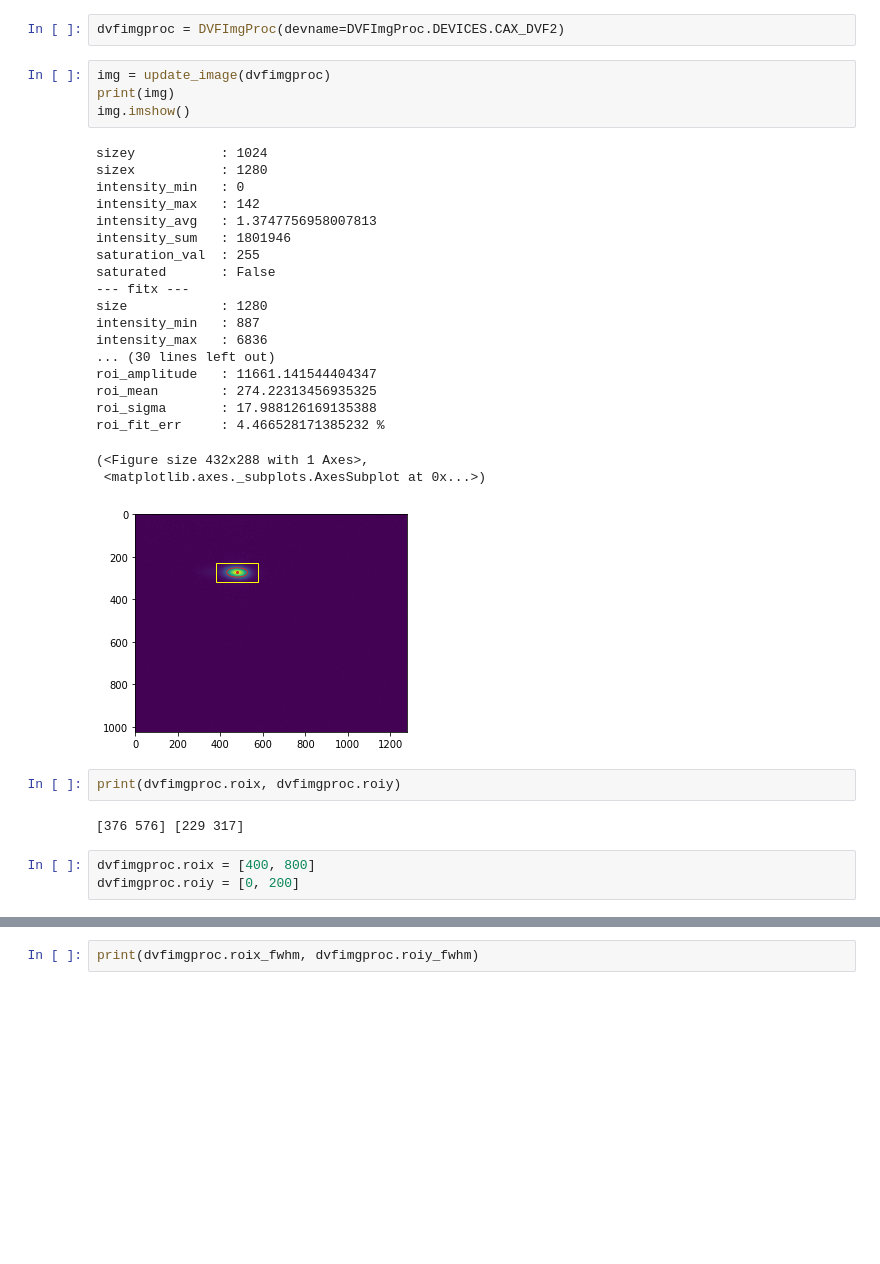
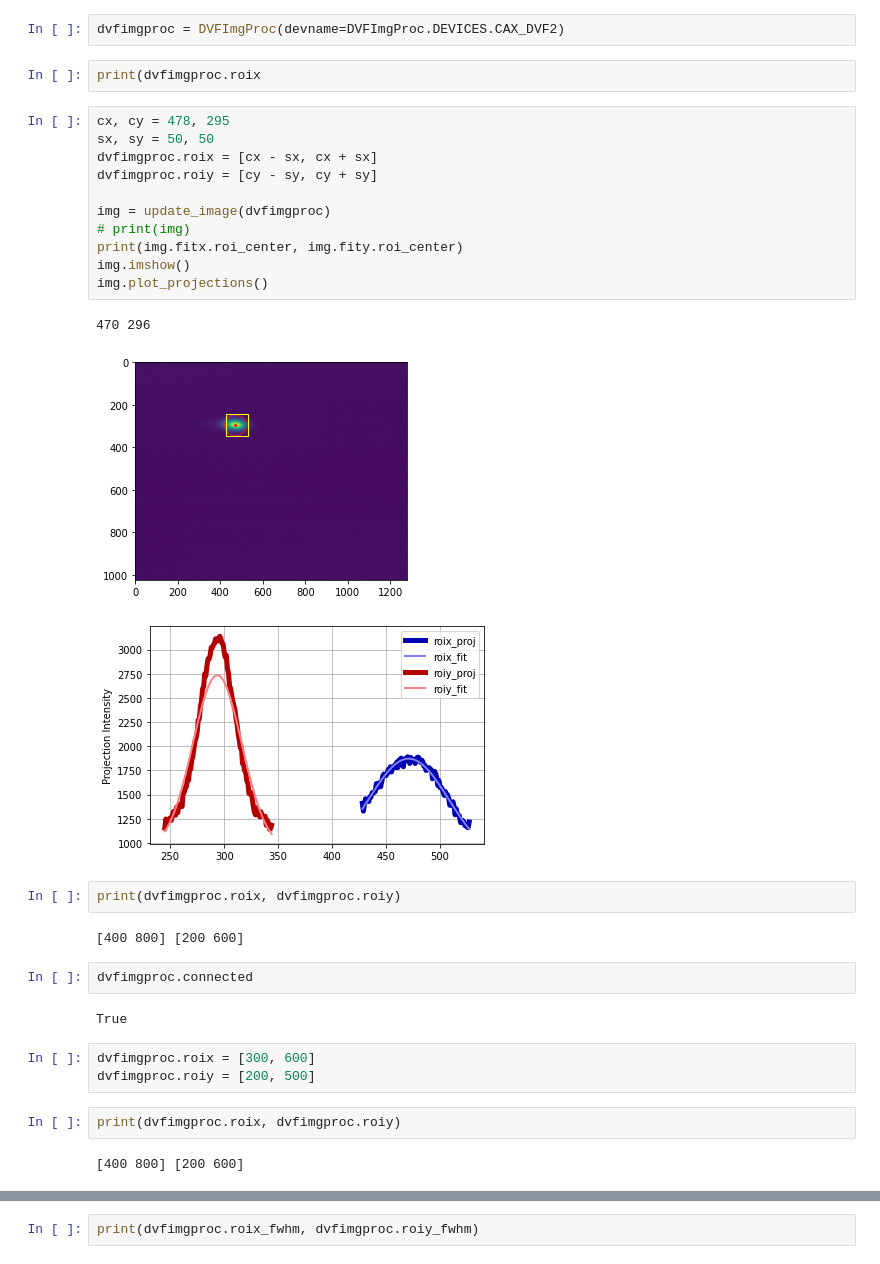
Before and after one commit to lnls-fac/mathphys, a Jupyter notebook: scripts/test-ioc.ipynb, the cells around one changed output, grey strips where cells are left out. Drawn from its saved outputs; the diff is of its cells as text; blank space fills up the shorter version.

```diff
--- a/scripts/test-ioc.ipynb
+++ b/scripts/test-ioc.ipynb
@@ -111,38 +111,38 @@ def update_image(dvfimgproc):
     return img
 # %%
 dvfimgproc = DVFImgProc(devname=DVFImgProc.DEVICES.CAX_DVF2)
-# %%
-img = update_image(dvfimgproc)
-print(img)
-img.imshow()
-# %% [output]
-sizey           : 1024
-sizex           : 1280
-intensity_min   : 0
-intensity_max   : 142
-intensity_avg   : 1.3747756958007813
-intensity_sum   : 1801946
-saturation_val  : 255
-saturated       : False
---- fitx ---
-size            : 1280
-intensity_min   : 887
-intensity_max   : 6836
-... (30 lines left out)
-roi_amplitude   : 11661.141544404347
-roi_mean        : 274.22313456935325
-roi_sigma       : 17.988126169135388
-roi_fit_err     : 4.466528171385232 %
-(<Figure size 432x288 with 1 Axes>,
- <matplotlib.axes._subplots.AxesSubplot at 0x...>)
-[figure, removed]
+# %%
+print(dvfimgproc.roix
+# %%
+cx, cy = 478, 295
+sx, sy = 50, 50
+dvfimgproc.roix = [cx - sx, cx + sx]
+dvfimgproc.roiy = [cy - sy, cy + sy]
+
+img = update_image(dvfimgproc)
+# print(img)
+print(img.fitx.roi_center, img.fity.roi_center)
+img.imshow()
+img.plot_projections()
+# %% [output]
+470 296
+[figure, added]
+[figure, added]
 # %%
 print(dvfimgproc.roix, dvfimgproc.roiy)
 # %% [output]
-[376 576] [229 317]
+[400 800] [200 600]
+# %%
+dvfimgproc.connected
+# %% [output]
+True
 # %%
-dvfimgproc.roix = [400, 800]
-dvfimgproc.roiy = [0, 200]
+dvfimgproc.roix = [300, 600]
+dvfimgproc.roiy = [200, 500]
+# %%
+print(dvfimgproc.roix, dvfimgproc.roiy)
+# %% [output]
+[400 800] [200 600]
 # %%
 print(dvfimgproc.roix_center, dvfimgproc.roiy_center)
 # %% [output]
```
Also changed, not shown: parts of 3 cells of this notebook, 2 other files.
